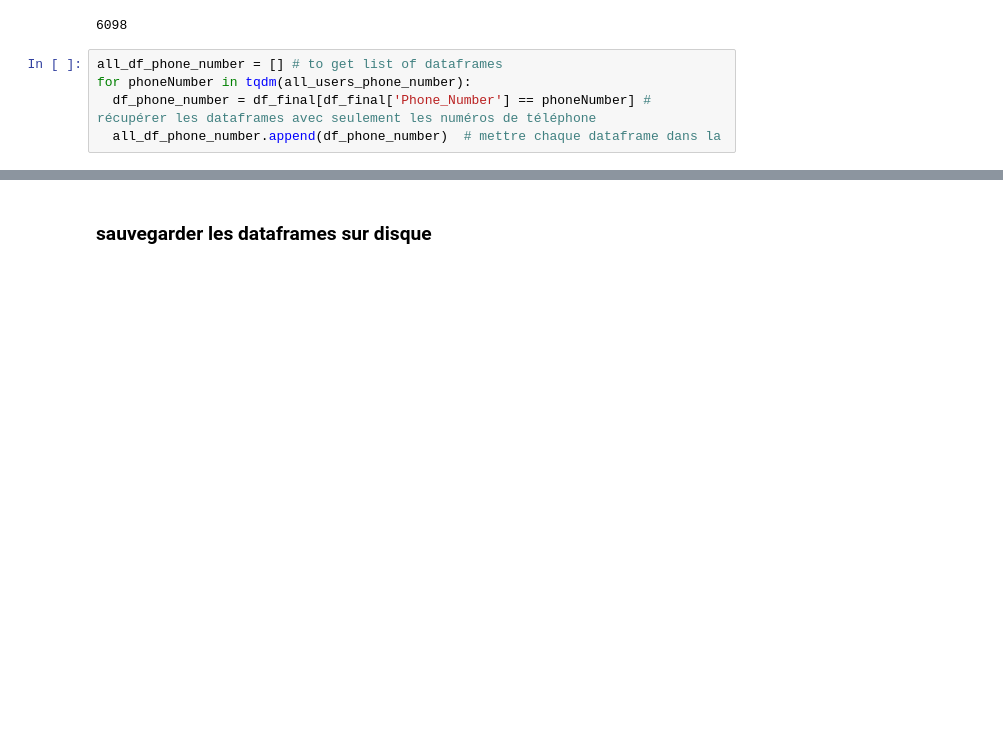
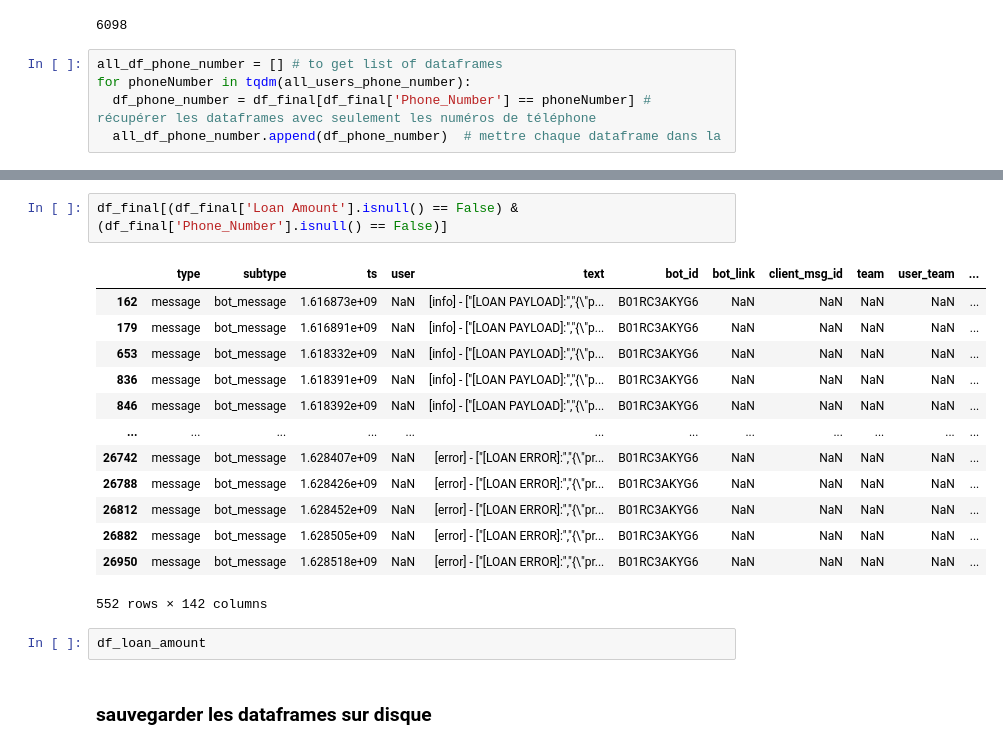
Before and after one commit to pfolaa/fraud_detection, a Jupyter notebook: fraud_detection_01.ipynb, the cells around one changed output, grey strips where cells are left out. Cells and saved outputs as stored; diff of their text form; blank space fills up the shorter version.

```diff
--- a/fraud_detection_01.ipynb
+++ b/fraud_detection_01.ipynb
@@ -3398,3 +2990,21 @@ all_df_phone_number[1]
+# %%
+df_final[(df_final['Loan Amount'].isnull() == False) & (df_final['Phone_Number'].isnull() == False)]
+# %% [output]
+|  | type | subtype | ts | user | text | bot_id | bot_link | client_msg_id | team | user_team | ... |
+| 162 | message | bot_message | 1.616873e+09 | NaN | [info] - ["[LOAN PAYLOAD]:","{\"p... | B01RC3AKYG6 | NaN | NaN | NaN | NaN | ... |
+| 179 | message | bot_message | 1.616891e+09 | NaN | [info] - ["[LOAN PAYLOAD]:","{\"p... | B01RC3AKYG6 | NaN | NaN | NaN | NaN | ... |
+| 653 | message | bot_message | 1.618332e+09 | NaN | [info] - ["[LOAN PAYLOAD]:","{\"p... | B01RC3AKYG6 | NaN | NaN | NaN | NaN | ... |
+| 836 | message | bot_message | 1.618391e+09 | NaN | [info] - ["[LOAN PAYLOAD]:","{\"p... | B01RC3AKYG6 | NaN | NaN | NaN | NaN | ... |
+| 846 | message | bot_message | 1.618392e+09 | NaN | [info] - ["[LOAN PAYLOAD]:","{\"p... | B01RC3AKYG6 | NaN | NaN | NaN | NaN | ... |
+| ... | ... | ... | ... | ... | ... | ... | ... | ... | ... | ... | ... |
+| 26742 | message | bot_message | 1.628407e+09 | NaN | [error] - ["[LOAN ERROR]:","{\"pr... | B01RC3AKYG6 | NaN | NaN | NaN | NaN | ... |
+| 26788 | message | bot_message | 1.628426e+09 | NaN | [error] - ["[LOAN ERROR]:","{\"pr... | B01RC3AKYG6 | NaN | NaN | NaN | NaN | ... |
+| 26812 | message | bot_message | 1.628452e+09 | NaN | [error] - ["[LOAN ERROR]:","{\"pr... | B01RC3AKYG6 | NaN | NaN | NaN | NaN | ... |
+| 26882 | message | bot_message | 1.628505e+09 | NaN | [error] - ["[LOAN ERROR]:","{\"pr... | B01RC3AKYG6 | NaN | NaN | NaN | NaN | ... |
+| 26950 | message | bot_message | 1.628518e+09 | NaN | [error] - ["[LOAN ERROR]:","{\"pr... | B01RC3AKYG6 | NaN | NaN | NaN | NaN | ... |
+552 rows × 142 columns
+# %%
+df_loan_amount
 # %% [markdown]
 ### sauvegarder les dataframes sur disque
 # %%
```
Also changed, not shown: parts of 78 cells of this notebook.
